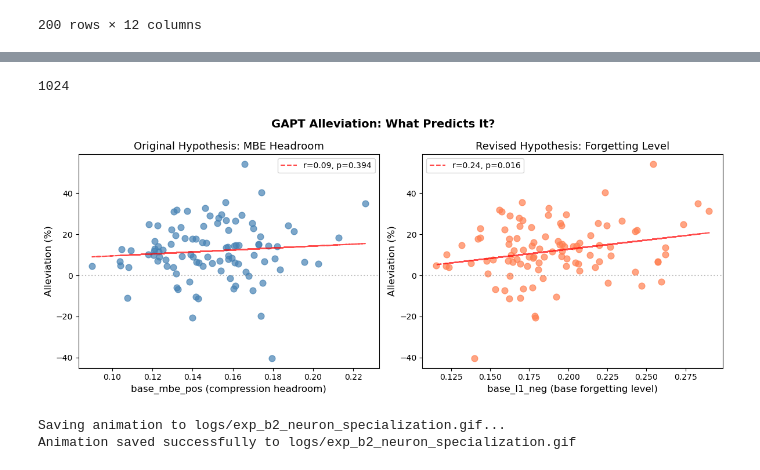
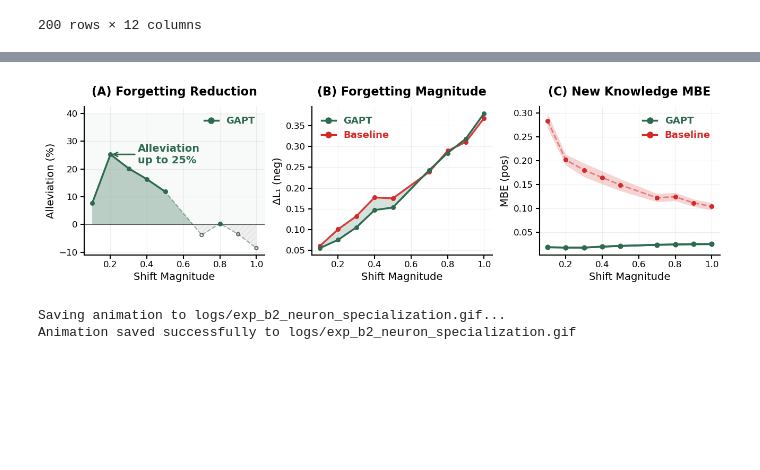
Before and after one commit to fangyuan-ksgk/mod_gpt, a Jupyter notebook: conflict_experience_experiment.ipynb, the cells around one changed output, grey strips where cells are left out. Cells and saved outputs as stored; diff of their text form; code cells hidden in the pictures; blank space fills up the shorter version.

```diff
--- a/conflict_experience_experiment.ipynb
+++ b/conflict_experience_experiment.ipynb
@@ -329,51 +292,0 @@ table.style.hide(axis='index')
-# %%
-32 **2
-# %% [output]
-1024
-# %%
-import matplotlib.pyplot as plt
-from scipy import stats
-import numpy as np
-
-gapt_df = df[df['ft_method'] == 'gapt']
-
-fig, axes = plt.subplots(1, 2, figsize=(12, 5))
-
-# --- Plot 1: base_mbe_pos vs alleviation ---
-ax = axes[0]
-ax.scatter(gapt_df['base_mbe_pos'], gapt_df['alleviation_pct'], alpha=0.7, s=60, c='steelblue')
-
-# Regression line
-x = gapt_df['base_mbe_pos']
-y = gapt_df['alleviation_pct']
-slope, intercept, r, p, _ = stats.linregress(x, y)
-ax.plot(x, slope * x + intercept, 'r--', alpha=0.7, label=f'r={r:.2f}, p={p:.3f}')
-
-ax.axhline(0, color='gray', linestyle=':', alpha=0.5)
-ax.set_xlabel('base_mbe_pos (compression headroom)', fontsize=12)
-ax.set_ylabel('Alleviation (%)', fontsize=12)
-ax.set_title('Original Hypothesis: MBE Headroom', fontsize=13)
-ax.legend()
-
-# --- Plot 2: base_l1_neg vs alleviation ---
-ax = axes[1]
-ax.scatter(gapt_df['base_l1_neg'], gapt_df['alleviation_pct'], alpha=0.7, s=60, c='coral')
-
-# Regression line
-x = gapt_df['base_l1_neg']
-y = gapt_df['alleviation_pct']
-slope, intercept, r, p, _ = stats.linregress(x, y)
-ax.plot(x, slope * x + intercept, 'r--', alpha=0.7, label=f'r={r:.2f}, p={p:.3f}')
-
-ax.axhline(0, color='gray', linestyle=':', alpha=0.5)
-ax.set_xlabel('base_l1_neg (base forgetting level)', fontsize=12)
-ax.set_ylabel('Alleviation (%)', fontsize=12)
-ax.set_title('Revised Hypothesis: Forgetting Level', fontsize=13)
-ax.legend()
-
-plt.suptitle('GAPT Alleviation: What Predicts It?', fontsize=14, fontweight='bold')
-plt.tight_layout()
-plt.savefig('bin/gapt_correlation_analysis.png', dpi=150)
-plt.show()
-# %% [output]
-[figure, removed]
@@ -379,0 +518,4 @@ plt.show()
+# %%
+plot_forget_reduction(df)
+# %% [output]
+[figure, added]
```
Also changed, not shown: parts of 4 cells of this notebook, 2 other files.
